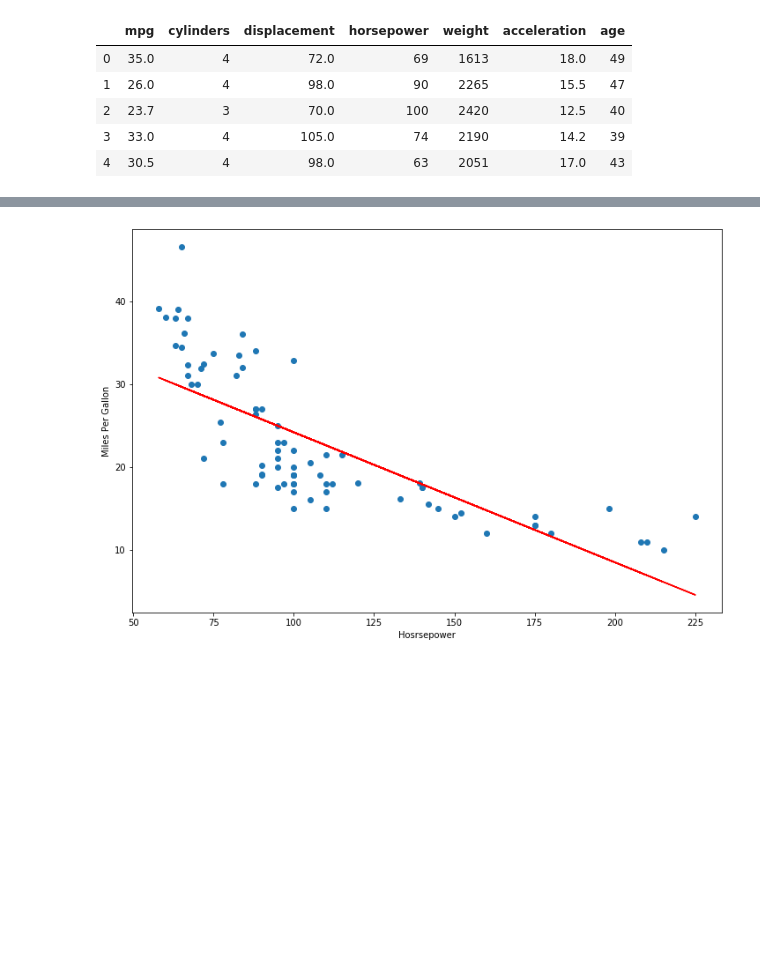
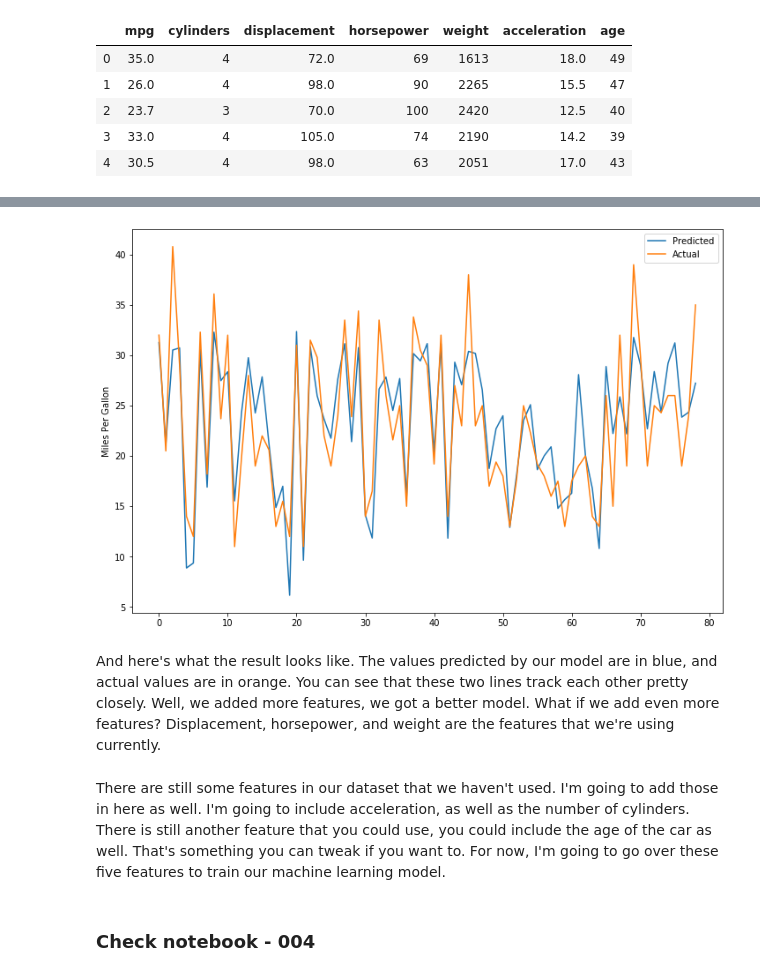
Before and after one commit to anandhu-bhaskar/MYLEARNING-2, a Jupyter notebook: MACHINE_LEARNING/SCIKIT-LEARN/COURSE - 03/notebooks/003_Regression_with_multiple_x_variables.ipynb, the cells around one changed output, grey strips where cells are left out. Cells and saved outputs as stored; diff of their text form; code cells hidden in the pictures; blank space fills up the shorter version.

```diff
--- a/MACHINE_LEARNING/SCIKIT-LEARN/COURSE - 03/notebooks/003_Regression_with_multiple_x_variables.ipynb
+++ b/MACHINE_LEARNING/SCIKIT-LEARN/COURSE - 03/notebooks/003_Regression_with_multiple_x_variables.ipynb
@@ -60,12 +100,19 @@ Testing Score:  0.5749696287103209
 # %%
 fig , ax = plt.subplots(figsize=(12,8))
 
-plt.scatter(x_test,y_test)
-plt.plot(x_test,y_pred,color='r')
 
-plt.xlabel('Hosrsepower')
+plt.plot(y_pred,label = "Predicted")
+plt.plot(y_test.values,label = "Actual") # note the use of y_test.values
+
 plt.ylabel("Miles Per Gallon")
 
+plt.legend()
 plt.show()
 # %% [output]
-[figure, old version]
+[figure, new version]
+# %% [markdown]
+ And here's what the result looks like. The values predicted by our model are in blue, and actual values are in orange. You can see that these two lines track each other pretty closely. Well, we added more features, we got a better model. What if we add even more features? Displacement, horsepower, and weight are the features that we're using currently.
+# %% [markdown]
+ There are still some features in our dataset that we haven't used. I'm going to add those in here as well. I'm going to include acceleration, as well as the number of cylinders. There is still another feature that you could use, you could include the age of the car as well. That's something you can tweak if you want to. For now, I'm going to go over these five features to train our machine learning model.
+# %% [markdown]
+### Check notebook - 004
```
Also changed, not shown: parts of 19 cells of this notebook, 1 other file.
